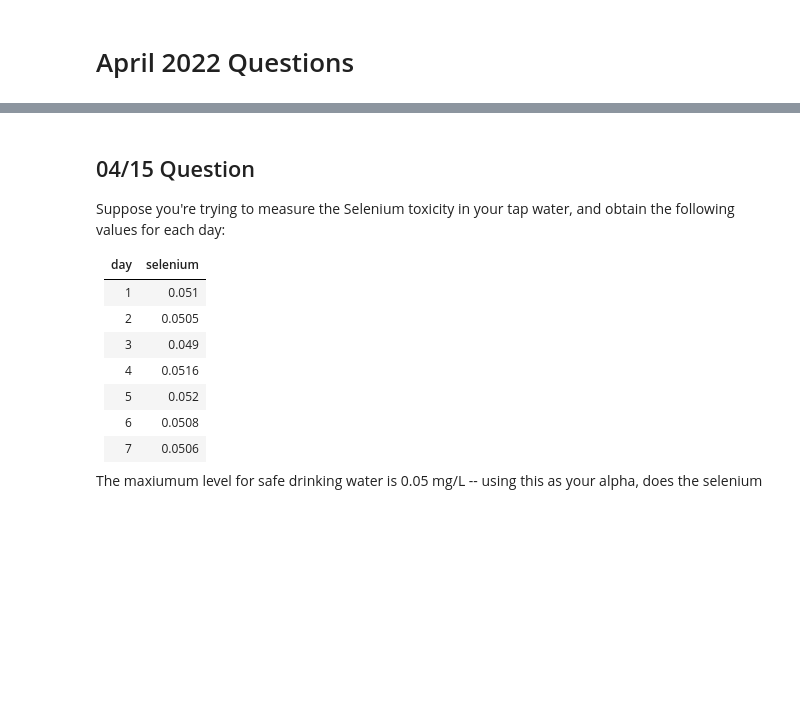
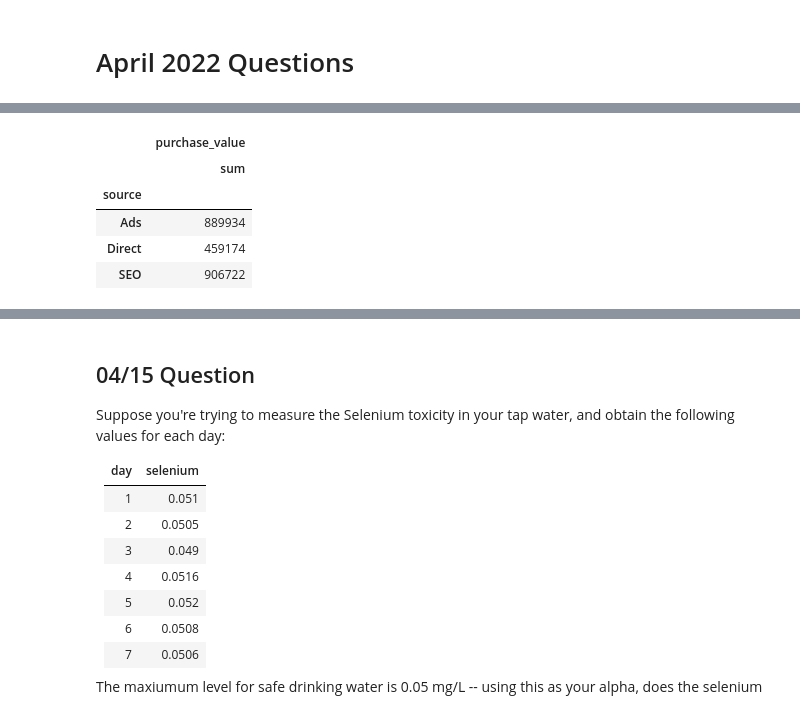
Before and after one commit to akstl1/InterviewQs-Data-Science-Questions, a Jupyter notebook: 2022.04 Interview Qs.ipynb, the cells around one changed output, grey strips where cells are left out. Saved outputs shown, nothing was run; the diff lists cells and outputs as text; code cells hidden in the pictures; blank space fills up the shorter version.

```diff
--- a/2022.04 Interview Qs.ipynb
+++ b/2022.04 Interview Qs.ipynb
@@ -2,0 +42,10 @@
+# %%
+# group data by source, aggregate the revenue column
+data_2022_04_18_grouped = data_2022_04_18.groupby('source').agg({'purchase_value':['sum']})
+# %% [output]
+|  | purchase_value |
+|  | sum |
+| source |  |
+| Ads | 889934 |
+| Direct | 459174 |
+| SEO | 906722 |
```
Also changed, not shown: parts of 7 cells of this notebook.
